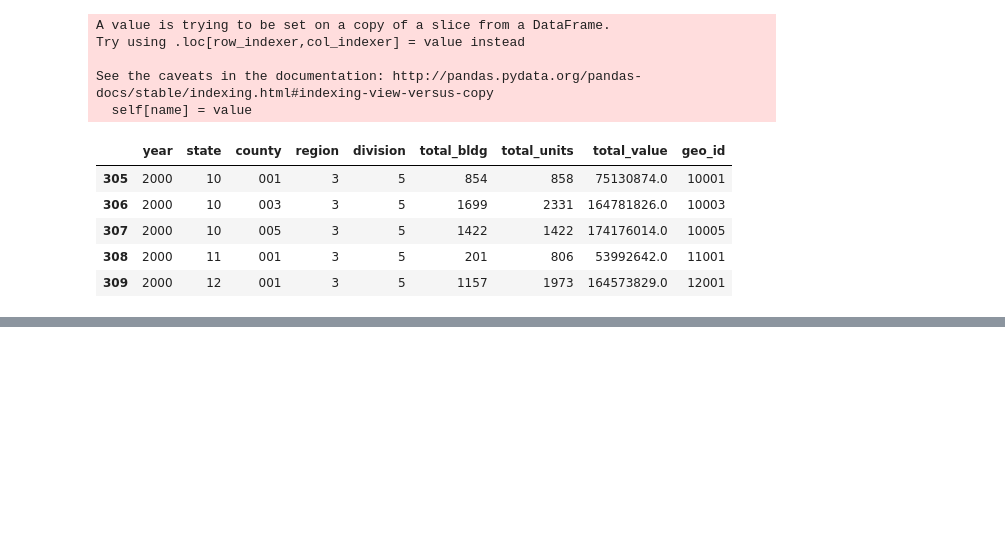
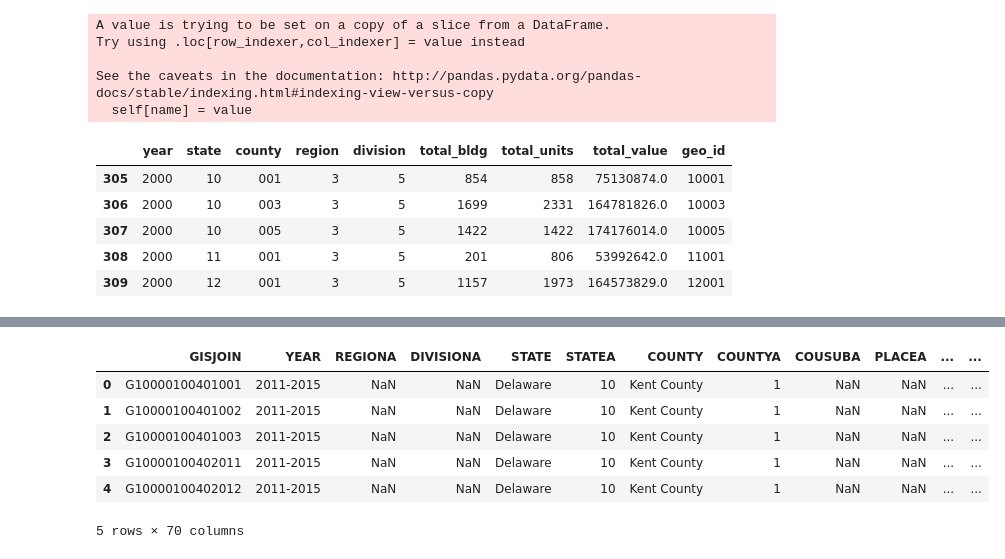
Before and after one commit to justincohler/evictions-learn, a Jupyter notebook: src/data/Gathering and Cleaning Census Data .ipynb, the cells around one changed output, grey strips where cells are left out. Cells and saved outputs as stored; diff of their text form; code cells hidden in the pictures; blank space fills up the shorter version.

```diff
--- a/src/data/Gathering and Cleaning Census Data .ipynb
+++ b/src/data/Gathering and Cleaning Census Data .ipynb
@@ -222,0 +327,11 @@ acs_df.rename(columns = variables, inplace=True)
+# %%
+hs_census15 = pd.read_csv('census/hhsize_acs_2015.csv')
+hs_census15.head()
+# %% [output]
+|  | GISJOIN | YEAR | REGIONA | DIVISIONA | STATE | STATEA | COUNTY | COUNTYA | COUSUBA | PLACEA | ... | ... |
+| 0 | G10000100401001 | 2011-2015 | NaN | NaN | Delaware | 10 | Kent County | 1 | NaN | NaN | ... | ... |
+| 1 | G10000100401002 | 2011-2015 | NaN | NaN | Delaware | 10 | Kent County | 1 | NaN | NaN | ... | ... |
+| 2 | G10000100401003 | 2011-2015 | NaN | NaN | Delaware | 10 | Kent County | 1 | NaN | NaN | ... | ... |
+| 3 | G10000100402011 | 2011-2015 | NaN | NaN | Delaware | 10 | Kent County | 1 | NaN | NaN | ... | ... |
+| 4 | G10000100402012 | 2011-2015 | NaN | NaN | Delaware | 10 | Kent County | 1 | NaN | NaN | ... | ... |
+5 rows × 70 columns
```
Also changed, not shown: parts of 31 cells of this notebook, 2 other files.
